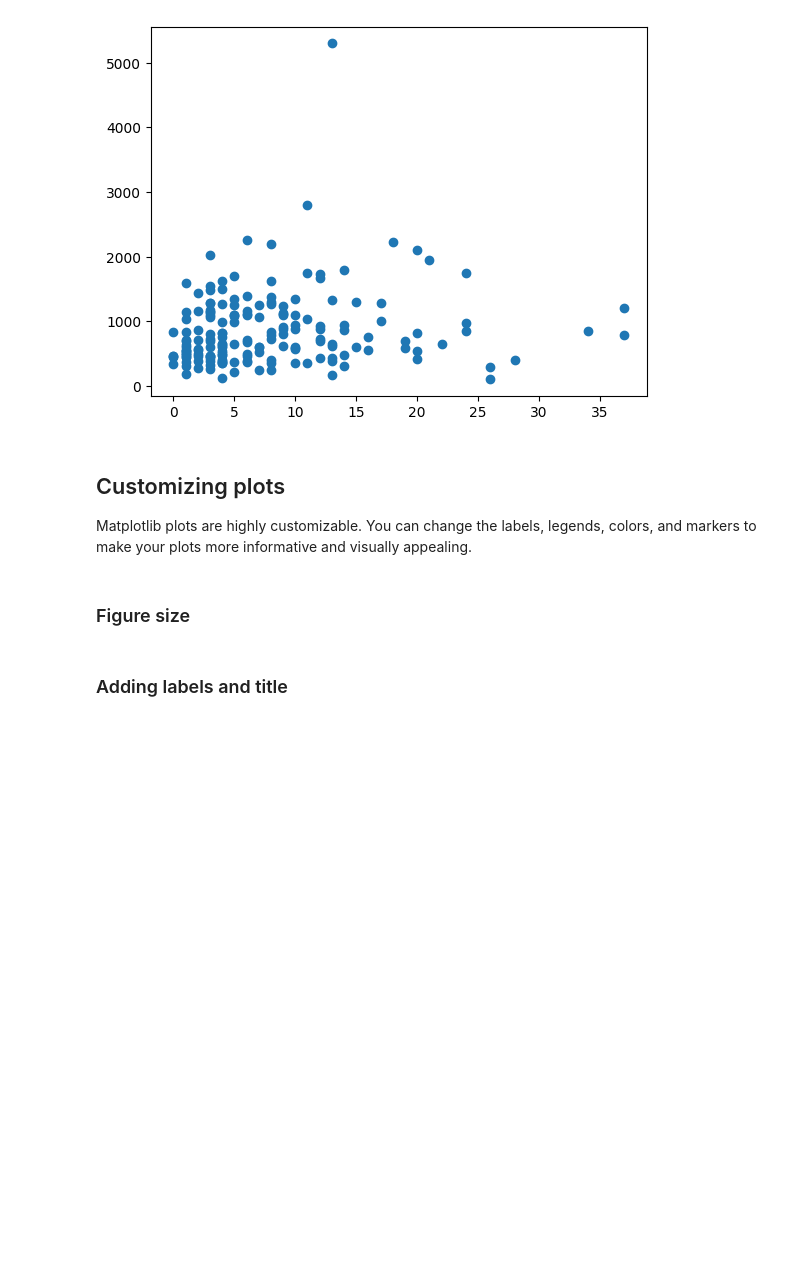
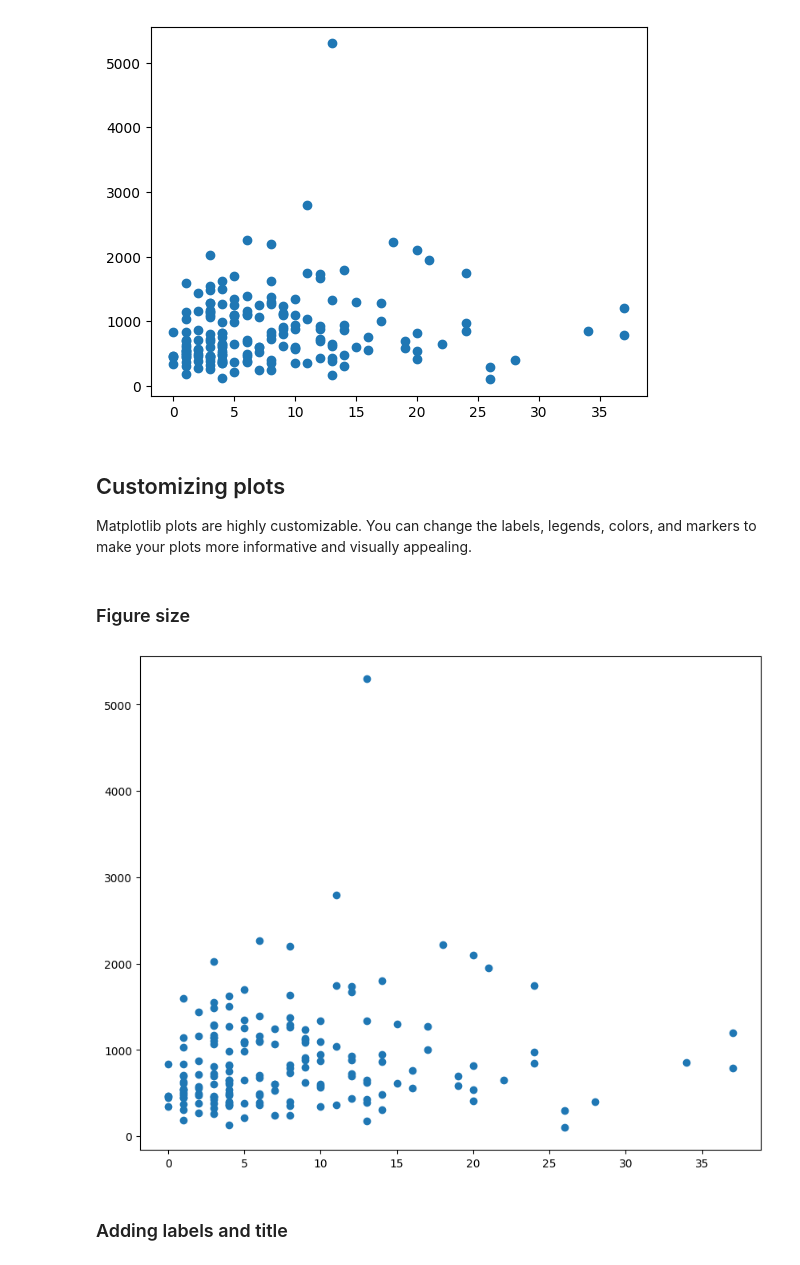
Before and after one commit to havaledar/ECON3740_W25, a Jupyter notebook: ECON3740_W25_lab7.ipynb, the cells around one changed output. Cells and saved outputs as stored; diff of their text form; code cells hidden in the pictures; blank space fills up the shorter version.

```diff
--- a/ECON3740_W25_lab7.ipynb
+++ b/ECON3740_W25_lab7.ipynb
@@ -140,15 +37,13 @@ Matplotlib plots are highly customizable. You can change the labels, legends, co
 # %%
 # Create a figure
 plt.figure(figsize=(10, 8))
-
-# Create x and y variables
-x = data['ceoten']
-y = data['salary']
 
 # Create a line plot
 plt.scatter(x, y)
 # Display the plot
 plt.show()
+# %% [output]
+[figure, added]
 # %% [markdown]
 ### Adding labels and title
 # %%
```
Also changed, not shown: parts of 37 cells of this notebook.
